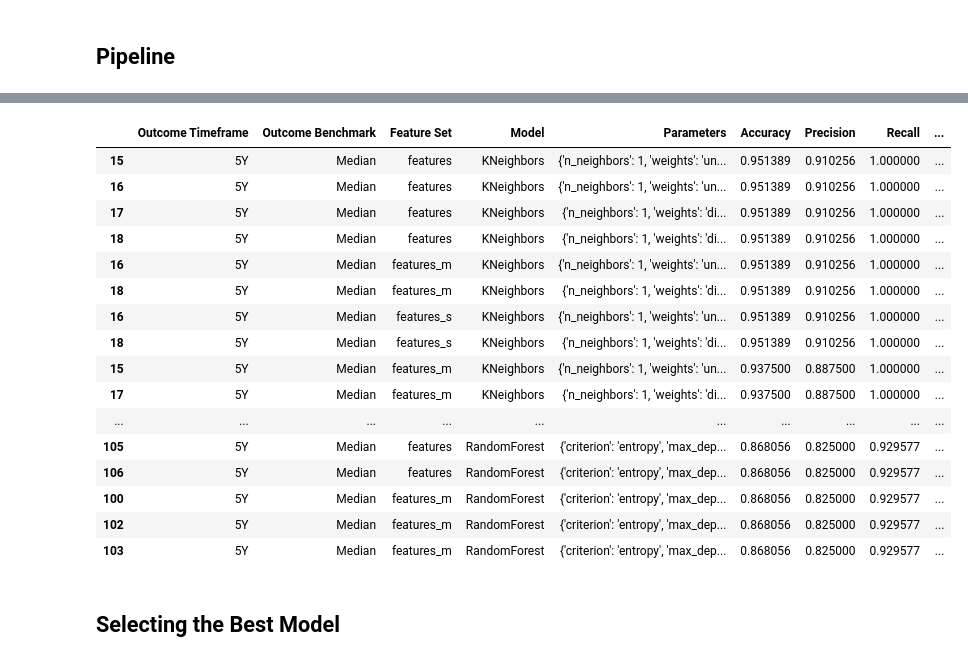
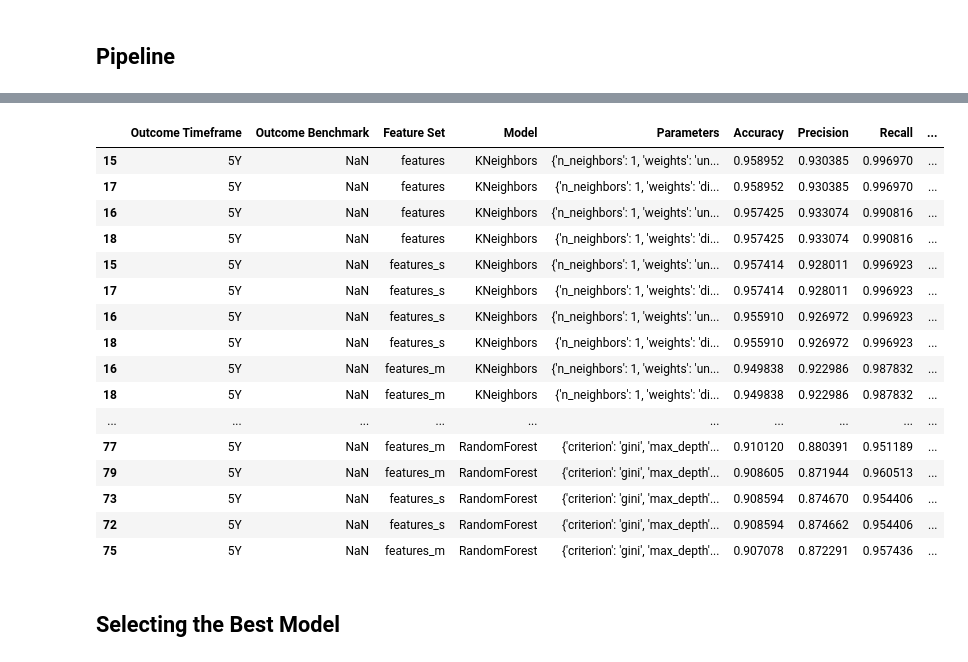
Before and after one commit to catonbrewster1/austin_gentrification, a Jupyter notebook: 3_fit_models.ipynb, the cells around one changed output, grey strips where cells are left out. Cells and saved outputs as stored; diff of their text form; code cells hidden in the pictures.

```diff
--- a/3_fit_models.ipynb
+++ b/3_fit_models.ipynb
@@ -40,5 +41,6 @@ features_s = pd.read_csv("clean_data/features_s.csv").iloc[:,1:]
 features_m = pd.read_csv("clean_data/features_m.csv").iloc[:,1:]
 features = pd.read_csv("clean_data/features_all.csv").iloc[:,1:]
 outcomes = pd.read_csv("clean_data/outcomes.csv").iloc[:,1:]
+df = pd.read_csv("clean_data/full_clean_data.csv").iloc[:,1:]
 # %% [markdown]
 ## SMOTE
@@ -156,7 +161,6 @@ grid = {
 }
 
 full_results = pd.DataFrame(columns=['Outcome Timeframe',
-                                     'Outcome Benchmark',
                                      'Feature Set',
                                      'Model',
                                      'Parameters',
@@ -169,21 +173,17 @@ full_results = pd.DataFrame(columns=['Outcome Timeframe',
 for time in ["1Y", "5Y"]:
     for feat_set, features in feature_sets.items() :
       var = "Gentrified " + time + " Median"
-      X_train, X_test, y_train, y_test = train_test_split(smotes[var][feat_set]["X"],
-                                                          smotes[var][feat_set]["y"],
-                                                          test_size=0.2,
-                                                          random_state=0)
-      results = grid_search(X_train, X_test, y_train, y_test,
-                            models, grid, time, "Median", feat_set)
+      results = grid_search(smotes[var][feat_set]["X"],
+                            smotes[var][feat_set]["y"].values.ravel(),
+                            models, grid, time, feat_set)
       results_df = pd.DataFrame(results, columns=['Outcome Timeframe',
-                                    'Outcome Benchmark',
-                                    'Feature Set',
-                                    'Model',
-                                    'Parameters',
-                                    'Accuracy',
-                                    'Precision',
-                                    'Recall',
-                                    'F1 Score'])
+                                                    'Feature Set',
+                                                    'Model',
+                                                    'Parameters',
+                                                    'Accuracy',
+                                                    'Precision',
+                                                    'Recall',
+                                                    'F1 Score'])
       full_results = full_results.append(results_df)
 # %% [output]
 Training model: LogisticRegression | {'penalty': 'l2', 'C': 0.01, 'random_state': 0, 'max_iter': 5000}
@@ -308,23 +242,23 @@ Time Elapsed: 0:03:04.599208
 # %%
-full_results.sort_values(["Accuracy", "Recall"], ascending = False).head(50)
+full_results.sort_values(["Accuracy", "Recall", "F1 Score"], ascending = False).head(50)
 # %% [output]
 |  | Outcome Timeframe | Outcome Benchmark | Feature Set | Model | Parameters | Accuracy | Precision | Recall | ... |
-| 15 | 5Y | Median | features | KNeighbors | {'n_neighbors': 1, 'weights': 'un... | 0.951389 | 0.910256 | 1.000000 | ... |
-| 16 | 5Y | Median | features | KNeighbors | {'n_neighbors': 1, 'weights': 'un... | 0.951389 | 0.910256 | 1.000000 | ... |
-| 17 | 5Y | Median | features | KNeighbors | {'n_neighbors': 1, 'weights': 'di... | 0.951389 | 0.910256 | 1.000000 | ... |
-| 18 | 5Y | Median | features | KNeighbors | {'n_neighbors': 1, 'weights': 'di... | 0.951389 | 0.910256 | 1.000000 | ... |
-| 16 | 5Y | Median | features_m | KNeighbors | {'n_neighbors': 1, 'weights': 'un... | 0.951389 | 0.910256 | 1.000000 | ... |
-| 18 | 5Y | Median | features_m | KNeighbors | {'n_neighbors': 1, 'weights': 'di... | 0.951389 | 0.910256 | 1.000000 | ... |
-| 16 | 5Y | Median | features_s | KNeighbors | {'n_neighbors': 1, 'weights': 'un... | 0.951389 | 0.910256 | 1.000000 | ... |
-| 18 | 5Y | Median | features_s | KNeighbors | {'n_neighbors': 1, 'weights': 'di... | 0.951389 | 0.910256 | 1.000000 | ... |
-| 15 | 5Y | Median | features_m | KNeighbors | {'n_neighbors': 1, 'weights': 'un... | 0.937500 | 0.887500 | 1.000000 | ... |
-| 17 | 5Y | Median | features_m | KNeighbors | {'n_neighbors': 1, 'weights': 'di... | 0.937500 | 0.887500 | 1.000000 | ... |
+| 15 | 5Y | NaN | features | KNeighbors | {'n_neighbors': 1, 'weights': 'un... | 0.958952 | 0.930385 | 0.996970 | ... |
+| 17 | 5Y | NaN | features | KNeighbors | {'n_neighbors': 1, 'weights': 'di... | 0.958952 | 0.930385 | 0.996970 | ... |
+| 16 | 5Y | NaN | features | KNeighbors | {'n_neighbors': 1, 'weights': 'un... | 0.957425 | 0.933074 | 0.990816 | ... |
+| 18 | 5Y | NaN | features | KNeighbors | {'n_neighbors': 1, 'weights': 'di... | 0.957425 | 0.933074 | 0.990816 | ... |
+| 15 | 5Y | NaN | features_s | KNeighbors | {'n_neighbors': 1, 'weights': 'un... | 0.957414 | 0.928011 | 0.996923 | ... |
+| 17 | 5Y | NaN | features_s | KNeighbors | {'n_neighbors': 1, 'weights': 'di... | 0.957414 | 0.928011 | 0.996923 | ... |
+| 16 | 5Y | NaN | features_s | KNeighbors | {'n_neighbors': 1, 'weights': 'un... | 0.955910 | 0.926972 | 0.996923 | ... |
+| 18 | 5Y | NaN | features_s | KNeighbors | {'n_neighbors': 1, 'weights': 'di... | 0.955910 | 0.926972 | 0.996923 | ... |
+| 16 | 5Y | NaN | features_m | KNeighbors | {'n_neighbors': 1, 'weights': 'un... | 0.949838 | 0.922986 | 0.987832 | ... |
+| 18 | 5Y | NaN | features_m | KNeighbors | {'n_neighbors': 1, 'weights': 'di... | 0.949838 | 0.922986 | 0.987832 | ... |
 | ... | ... | ... | ... | ... | ... | ... | ... | ... | ... |
-| 105 | 5Y | Median | features | RandomForest | {'criterion': 'entropy', 'max_dep... | 0.868056 | 0.825000 | 0.929577 | ... |
-| 106 | 5Y | Median | features | RandomForest | {'criterion': 'entropy', 'max_dep... | 0.868056 | 0.825000 | 0.929577 | ... |
-| 100 | 5Y | Median | features_m | RandomForest | {'criterion': 'entropy', 'max_dep... | 0.868056 | 0.825000 | 0.929577 | ... |
-| 102 | 5Y | Median | features_m | RandomForest | {'criterion': 'entropy', 'max_dep... | 0.868056 | 0.825000 | 0.929577 | ... |
-| 103 | 5Y | Median | features_m | RandomForest | {'criterion': 'entropy', 'max_dep... | 0.868056 | 0.825000 | 0.929577 | ... |
+| 77 | 5Y | NaN | features_m | RandomForest | {'criterion': 'gini', 'max_depth'... | 0.910120 | 0.880391 | 0.951189 | ... |
+| 79 | 5Y | NaN | features_m | RandomForest | {'criterion': 'gini', 'max_depth'... | 0.908605 | 0.871944 | 0.960513 | ... |
+| 73 | 5Y | NaN | features_s | RandomForest | {'criterion': 'gini', 'max_depth'... | 0.908594 | 0.874670 | 0.954406 | ... |
+| 72 | 5Y | NaN | features_s | RandomForest | {'criterion': 'gini', 'max_depth'... | 0.908594 | 0.874662 | 0.954406 | ... |
+| 75 | 5Y | NaN | features_m | RandomForest | {'criterion': 'gini', 'max_depth'... | 0.907078 | 0.872291 | 0.957436 | ... |
 # %% [markdown]
 ## Selecting the Best Model
 # %%
```
Also changed, not shown: parts of 15 cells of this notebook, 1 other file.
